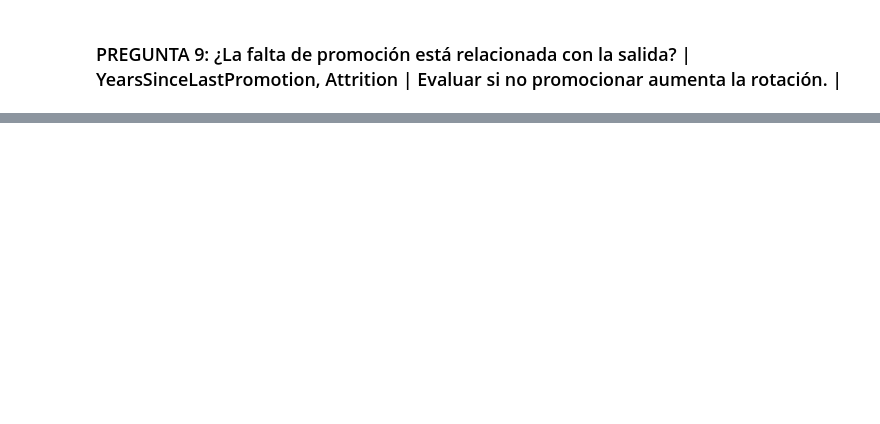
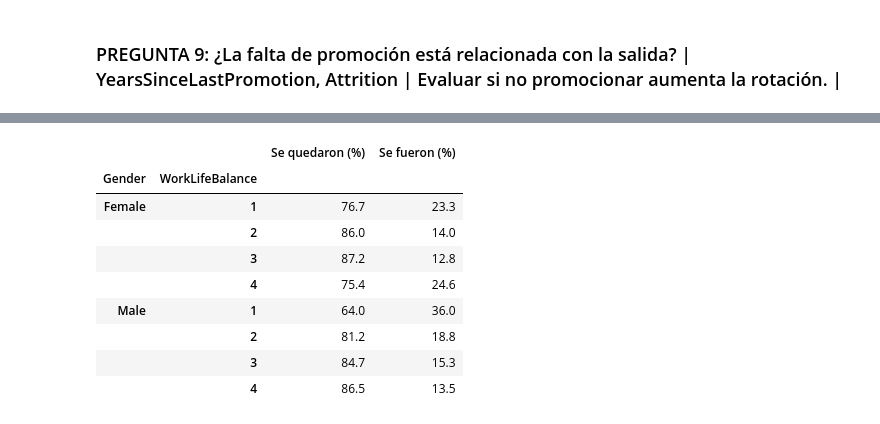
Before and after one commit to aliciagonzalezgoz/project-da-promo-69-modulo-3-team-2, a Jupyter notebook: Fase1.ipynb, the cells around one changed output, grey strips where cells are left out. Drawn from its saved outputs; the diff is of its cells as text; code cells hidden in the pictures; blank space fills up the shorter version.

```diff
--- a/Fase1.ipynb
+++ b/Fase1.ipynb
@@ -386,0 +433,18 @@ Revisar la política salarial, especialmente en los puestos con mayor rotación
+# %%
+# PREGUNTA 10 CRUZADA CON WORKLIFEBALANCE
+
+resultado = df.groupby(["Gender", "WorkLifeBalance"])["Attrition"].value_counts(normalize=True).mul(100).round(1).unstack(fill_value=0)
+resultado.columns = ["Se quedaron (%)", "Se fueron (%)"]
+
+resultado
+# %% [output]
+|  |  | Se quedaron (%) | Se fueron (%) |
+| Gender | WorkLifeBalance |  |  |
+| Female | 1 | 76.7 | 23.3 |
+|  | 2 | 86.0 | 14.0 |
+|  | 3 | 87.2 | 12.8 |
+|  | 4 | 75.4 | 24.6 |
+| Male | 1 | 64.0 | 36.0 |
+|  | 2 | 81.2 | 18.8 |
+|  | 3 | 84.7 | 15.3 |
+|  | 4 | 86.5 | 13.5 |
```
Also changed, not shown: parts of 40 cells of this notebook, 1 other file.
